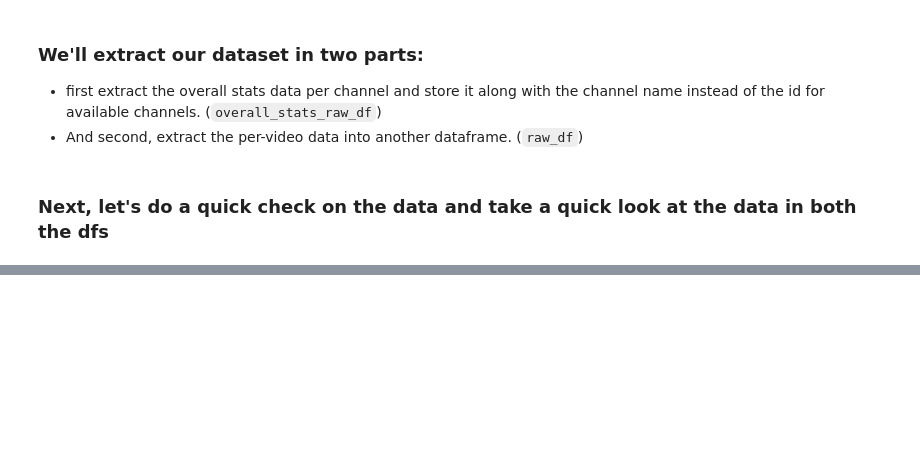
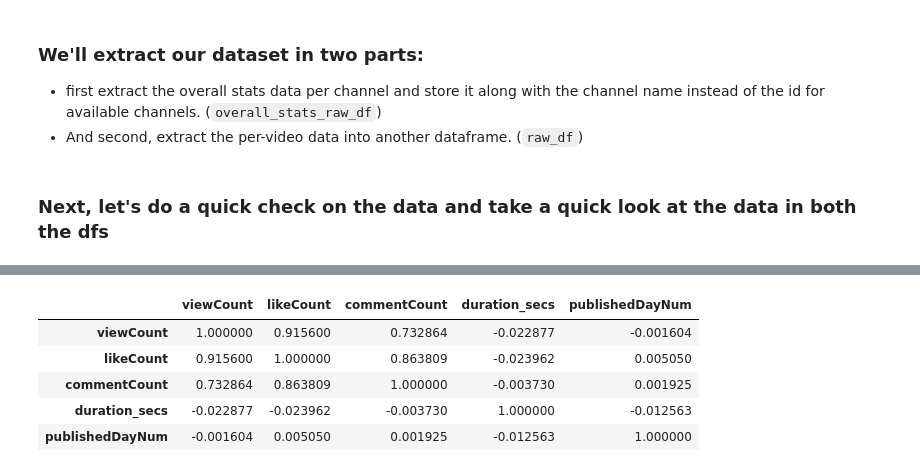
Before and after one commit to ajinkyabhanudas/SIADS696, a Jupyter notebook: Dataset_setup_Ajinkya.ipynb, the cells around one changed output, grey strips where cells are left out. Cells and saved outputs as stored; diff of their text form; code cells hidden in the pictures; blank space fills up the shorter version.

```diff
--- a/Dataset_setup_Ajinkya.ipynb
+++ b/Dataset_setup_Ajinkya.ipynb
@@ -113,0 +298,9 @@ memory usage: 2.4+ KB
+# %%
+preproc2_df.drop('categoryId', axis=1).corr()
+# %% [output]
+|  | viewCount | likeCount | commentCount | duration_secs | publishedDayNum |
+| viewCount | 1.000000 | 0.915600 | 0.732864 | -0.022877 | -0.001604 |
+| likeCount | 0.915600 | 1.000000 | 0.863809 | -0.023962 | 0.005050 |
+| commentCount | 0.732864 | 0.863809 | 1.000000 | -0.003730 | 0.001925 |
+| duration_secs | -0.022877 | -0.023962 | -0.003730 | 1.000000 | -0.012563 |
+| publishedDayNum | -0.001604 | 0.005050 | 0.001925 | -0.012563 | 1.000000 |
```
Also changed, not shown: parts of 29 cells of this notebook.
